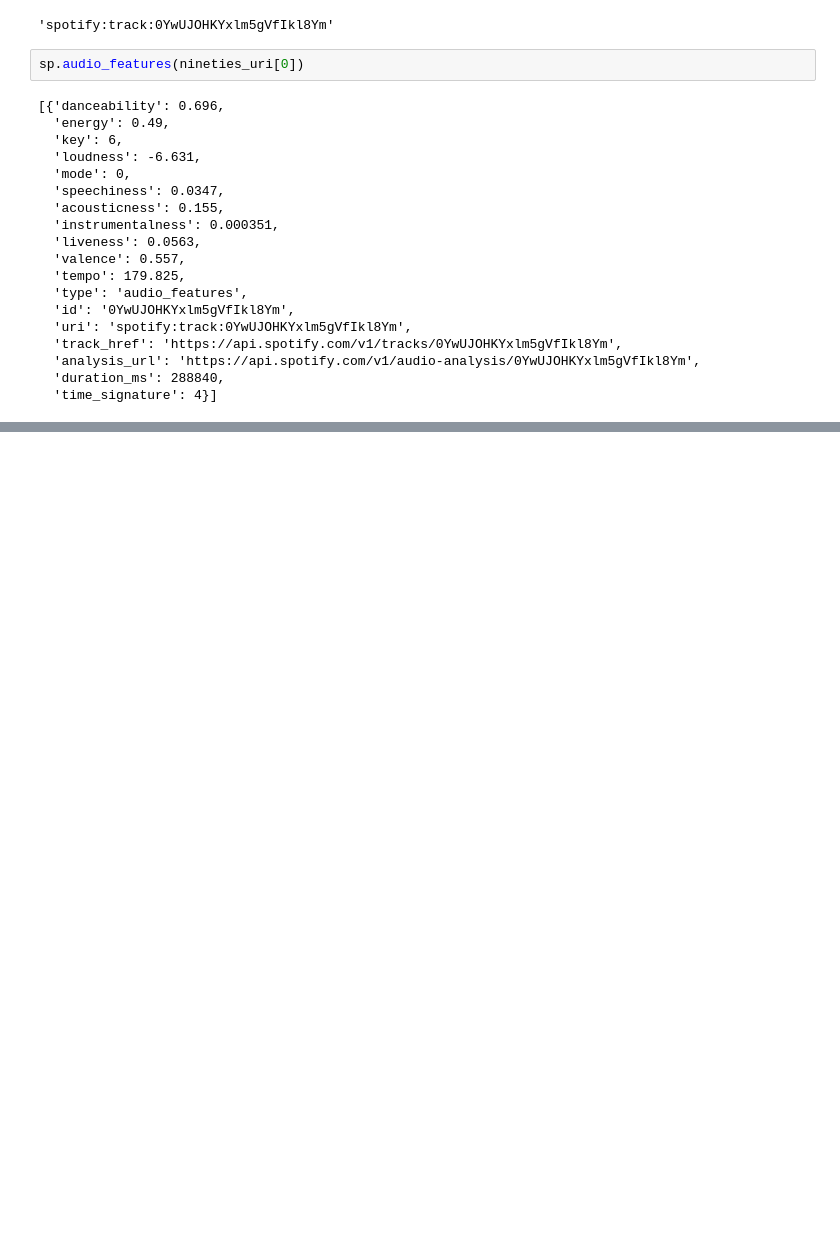
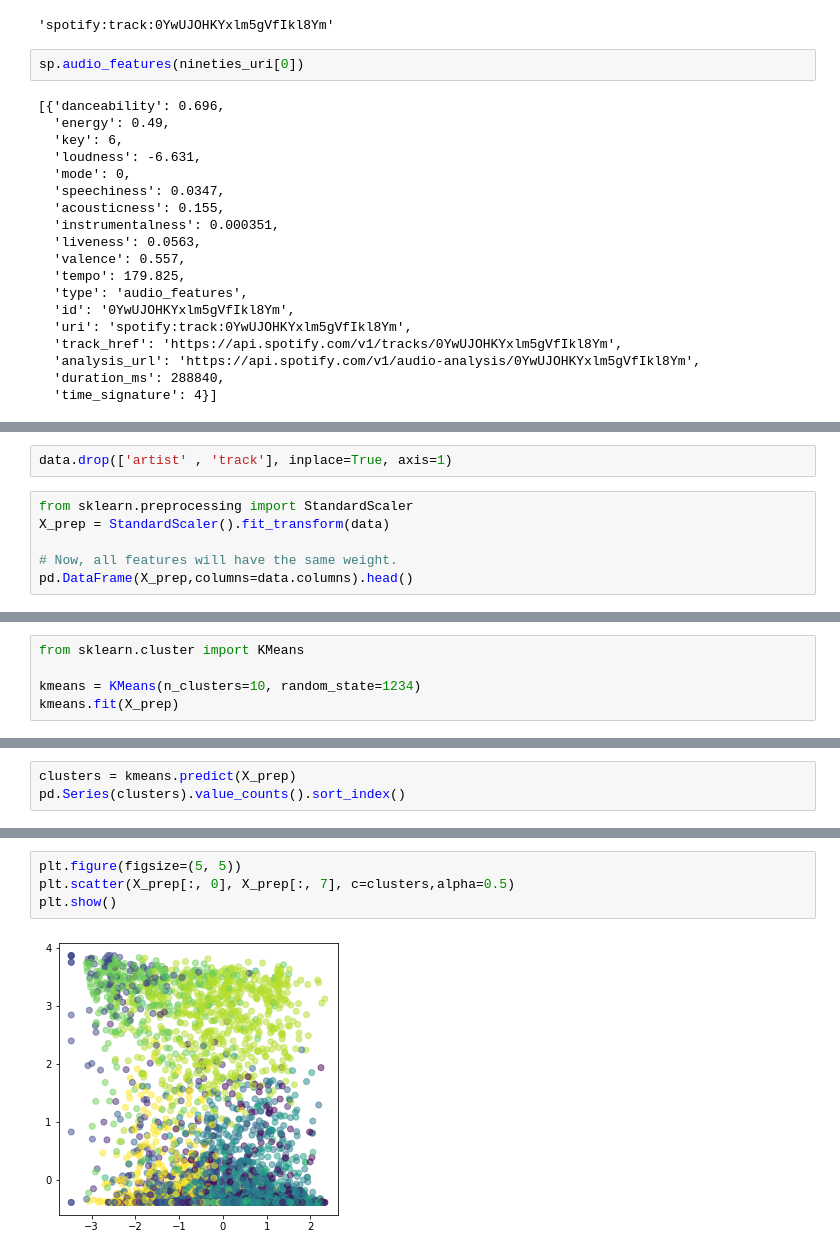
Before and after one commit to colemaqe/lab-web-scraping-single-page, a Jupyter notebook: New Playlist.ipynb, the cells around one changed output, grey strips where cells are left out. Cells and saved outputs as stored; diff of their text form; blank space fills up the shorter version.

```diff
--- a/New Playlist.ipynb
+++ b/New Playlist.ipynb
@@ -320,0 +937,8 @@ def features(tracks):
+# %%
+data.drop(['artist' , 'track'], inplace=True, axis=1)
+# %%
+from sklearn.preprocessing import StandardScaler
+X_prep = StandardScaler().fit_transform(data)
+
+# Now, all features will have the same weight.
+pd.DataFrame(X_prep,columns=data.columns).head()
@@ -320,0 +952,5 @@ def features(tracks):
+# %%
+from sklearn.cluster import KMeans
+
+kmeans = KMeans(n_clusters=10, random_state=1234)
+kmeans.fit(X_prep)
@@ -320,0 +959,3 @@ def features(tracks):
+# %%
+clusters = kmeans.predict(X_prep)
+pd.Series(clusters).value_counts().sort_index()
@@ -320,0 +981,6 @@ def features(tracks):
+# %%
+plt.figure(figsize=(5, 5))
+plt.scatter(X_prep[:, 0], X_prep[:, 7], c=clusters,alpha=0.5)
+plt.show()
+# %% [output]
+[figure, added]
```
Also changed, not shown: parts of 112 cells of this notebook, 4 other files.
